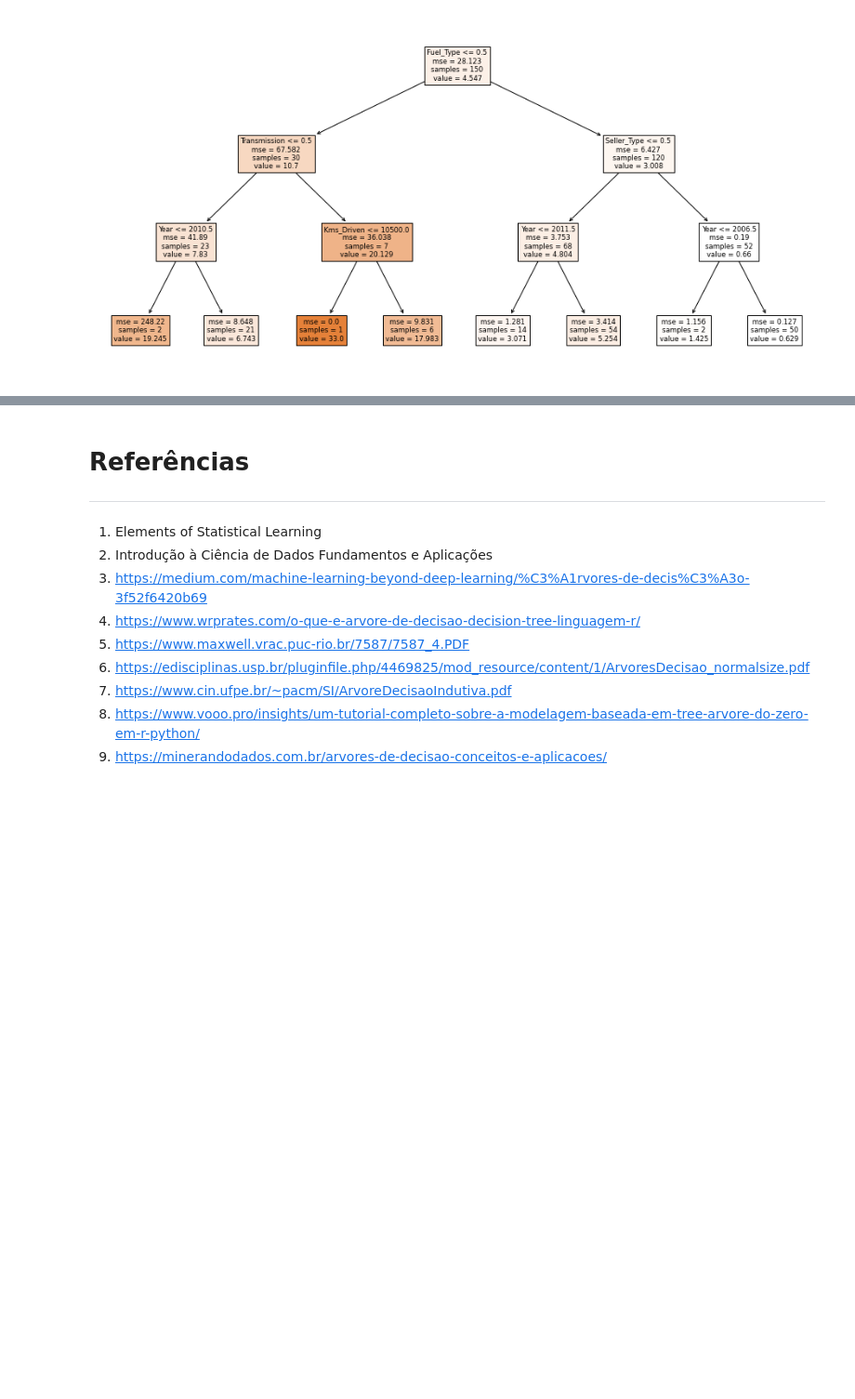
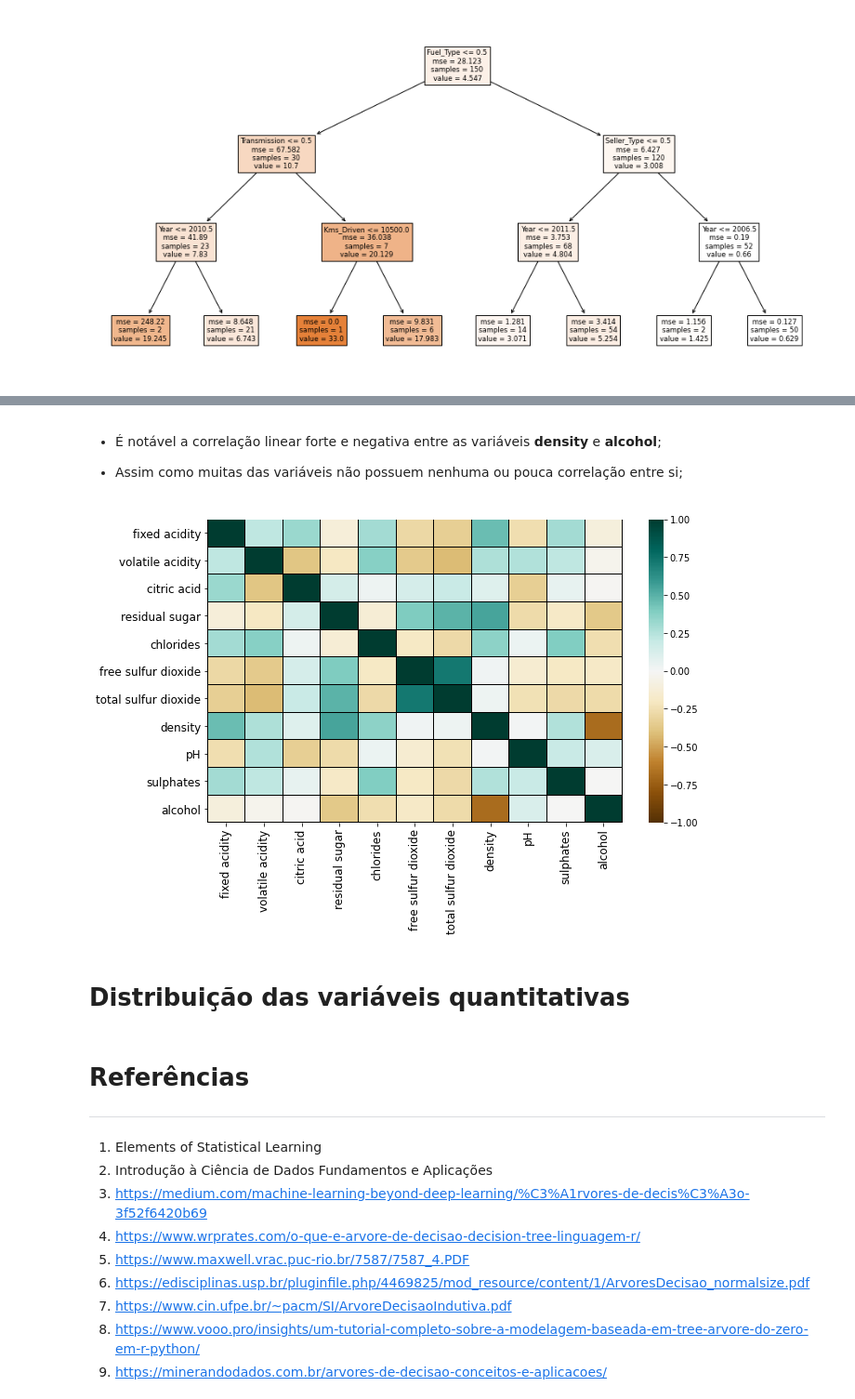
Before and after one commit to barbosarafael/Anotacoes, a Jupyter notebook: ML_Modelos/Arvore_de_decisao/arvore_de_decisao.ipynb, the cells around one changed output, grey strips where cells are left out. Shown: that part at 93% size. Cells and saved outputs as stored; diff of their text form; code cells hidden in the pictures; blank space fills up the shorter version.

Commit message:
Distribuição das variáveis quantitativas

```diff
--- a/ML_Modelos/Arvore_de_decisao/arvore_de_decisao.ipynb
+++ b/ML_Modelos/Arvore_de_decisao/arvore_de_decisao.ipynb
@@ -521,0 +569,8 @@ plt.show()
+# %%
+banco_red = pd.read_csv("https://raw.githubusercontent.com/barbosarafael/Anotacoes/master/ML_Modelos/Arvore_de_decisao/winequality-red.csv", sep = ";")
+banco_white = pd.read_csv("https://raw.githubusercontent.com/barbosarafael/Anotacoes/master/ML_Modelos/Arvore_de_decisao/winequality-white.csv", sep = ";")
+
+banco_red["classification"] = 0
+banco_white["classification"] = 1
+
+banco = pd.concat([banco_red, banco_white], axis = 0)
@@ -522,3 +606,21 @@ plt.show()
+# %% [markdown]
+- É notável a correlação linear forte e negativa entre as variáveis **density** e **alcohol**;
+
+- Assim como muitas das variáveis não possuem nenhuma ou pouca correlação entre si;
+# %%
+corr_var_quant = banco.drop(["classification", "quality"], axis = 1).corr()
+
+plt.figure(figsize = [10, 6])
+sns.heatmap(data = corr_var_quant, vmin = -1, vmax = 1, linewidths = 0.01, linecolor = "black", cmap = "BrBG")
+plt.xlabel("", fontsize = 14, color = "black")
+plt.ylabel("", fontsize = 14, color = "black")
+plt.tick_params(axis = "x", labelsize = 12, labelcolor = "black")
+plt.tick_params(axis = "y", labelsize = 12, labelcolor = "black")
+plt.show()
+# %% [output]
+[figure, added]
+# %% [markdown]
+# Distribuição das variáveis quantitativas
 # %% [markdown]
 # Referências
 
```
Also changed, not shown: parts of 10 cells of this notebook.
